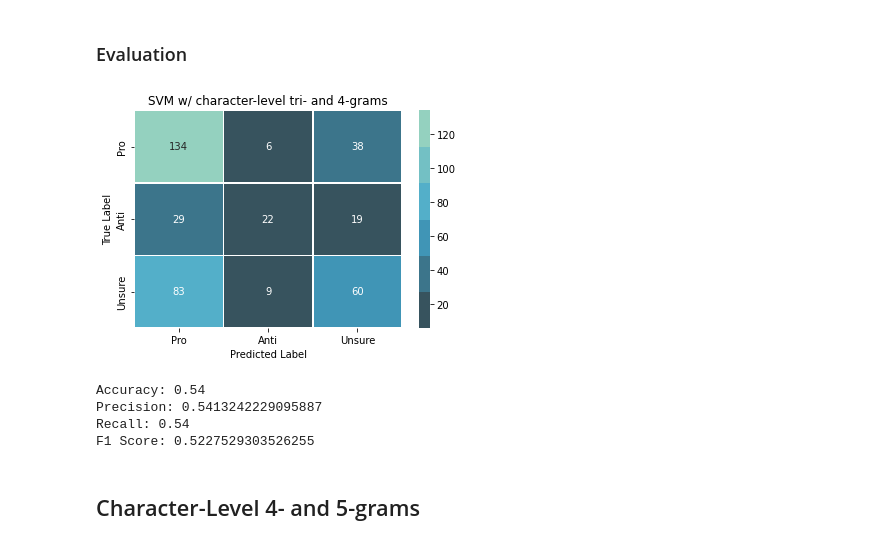
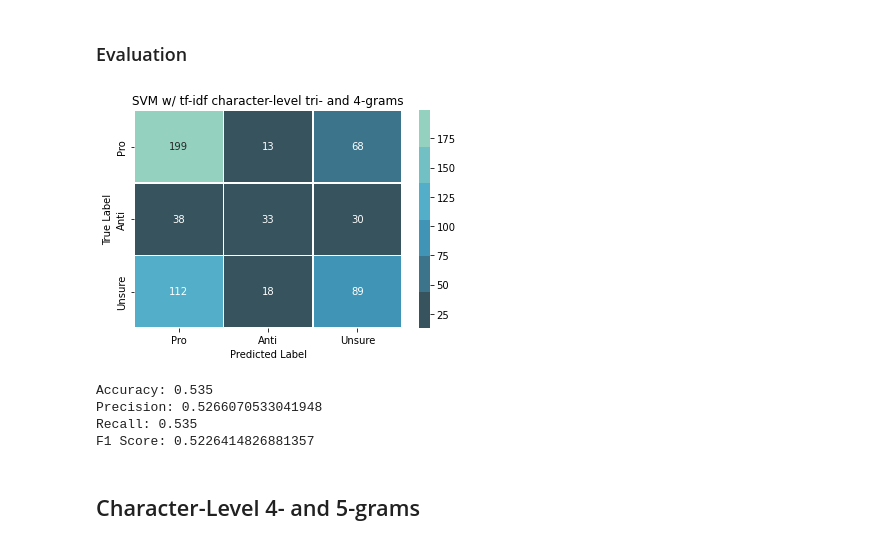
Before and after one commit to betoma/climate-change-emo-analysis, a Jupyter notebook: svm-classification.ipynb, the cells around one changed output. Drawn from its saved outputs; the diff is of its cells as text; code cells hidden in the pictures.

```diff
--- a/svm-classification.ipynb
+++ b/svm-classification.ipynb
@@ -33,0 +104,2 @@ vectorizer_char45gram = TfidfVectorizer(analyzer='char',ngram_range=(4,5))
+# %%
+x_train, x_test, y_train, y_test = model_selection.train_test_split(x_data,y_data,test_size=0.3,random_state=42)
@@ -39,7 +163,7 @@ x_data.shape
 # %% [output]
 (1999, 4921)
 # %%
-x_train, x_test, y_train, y_test = model_selection.train_test_split(x_data,y_data,test_size=0.2,random_state=42)
+x_train, x_test, y_train, y_test = model_selection.train_test_split(x_data,y_data,test_size=0.3,random_state=42)
 # %% [markdown]
 ### Parameter-Tuning
 # %%
@@ -100,7 +224,7 @@ x_data.shape
 # %% [output]
 (1999, 22407)
 # %%
-x_train, x_test, y_train, y_test = model_selection.train_test_split(x_data,y_data,test_size=0.2,random_state=42)
+x_train, x_test, y_train, y_test = model_selection.train_test_split(x_data,y_data,test_size=0.3,random_state=42)
 # %% [markdown]
 ### Parameter-Tuning
 # %%
@@ -161,7 +285,7 @@ x_data.shape
 # %% [output]
 (1999, 27204)
 # %%
-x_train, x_test, y_train, y_test = model_selection.train_test_split(x_data,y_data,test_size=0.2,random_state=42)
+x_train, x_test, y_train, y_test = model_selection.train_test_split(x_data,y_data,test_size=0.3,random_state=42)
 # %% [markdown]
 ### Parameter-Tuning
 # %%
@@ -199,21 +323,21 @@ sns_cm.index = ["Pro", "Anti","Unsure"]
 # %%
 fig, ax = plt.subplots()
 heatmap = sns.heatmap(sns_cm, annot=True, fmt="d",ax=ax,linewidths=.5,cmap=sns.color_palette("GnBu_d"))
 heatmap.yaxis.set_ticklabels(heatmap.yaxis.get_ticklabels(), rotation=90, va="center")
 heatmap.xaxis.set_ticklabels(heatmap.xaxis.get_ticklabels(), rotation=0)
-ax.set(title="SVM w/ character-level tri- and 4-grams",xlabel="Predicted Label",ylabel="True Label")
+ax.set(title="SVM w/ tf-idf character-level tri- and 4-grams",xlabel="Predicted Label",ylabel="True Label")
 fig.show()
 # %% [output]
-[figure, old version]
+[figure, new version]
 # %%
 accuracy = metrics.accuracy_score(y_test,y_char34gram)
-precision, recall, f1, _ = metrics.precision_recall_fscore_support(y_test,y_char34gram,pos_label=1,average='weighted')
+precision, recall, f1, _ = metrics.precision_recall_fscore_support(y_test,y_char34gram,average='weighted')
 print(f"Accuracy: {accuracy}\nPrecision: {precision}\nRecall: {recall}\nF1 Score: {f1}\n")
 # %% [output]
-Accuracy: 0.54
-Precision: 0.5413242229095887
-Recall: 0.54
-F1 Score: 0.5227529303526255
+Accuracy: 0.535
+Precision: 0.5266070533041948
+Recall: 0.535
+F1 Score: 0.5226414826881357
 # %% [markdown]
 ## Character-Level 4- and 5-grams
 # %%
```
Also changed, not shown: parts of 46 cells of this notebook.
